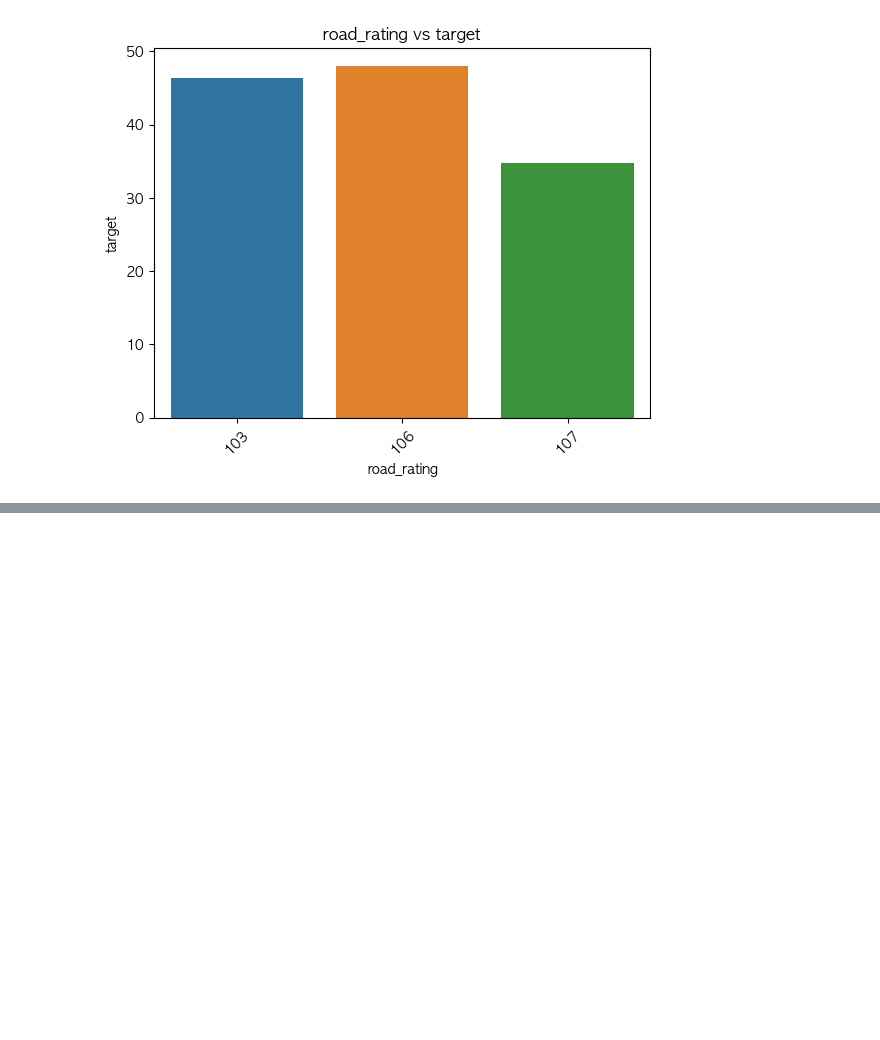
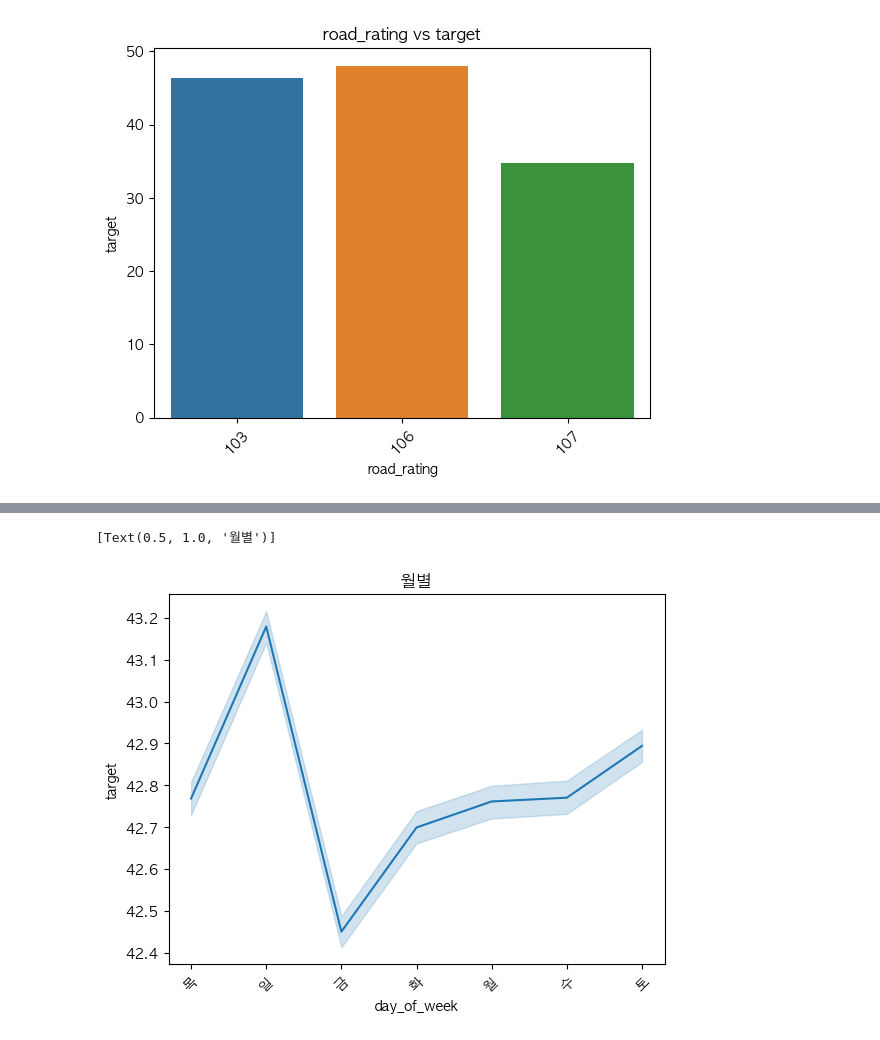
Before and after one commit to yyeseull/Side_Project, a Jupyter notebook: DACON/Jeju_traffic/jeju_traffic_eda.ipynb, the cells around one changed output, grey strips where cells are left out. Cells and saved outputs as stored; diff of their text form; code cells hidden in the pictures; blank space fills up the shorter version.

```diff
--- a/DACON/Jeju_traffic/jeju_traffic_eda.ipynb
+++ b/DACON/Jeju_traffic/jeju_traffic_eda.ipynb
@@ -232,0 +400,6 @@ sns.barplot(x='road_rating',y='target',data=df_rating_target).set(title='road_ra
+# %%
+plt.xticks(rotation=45)
+sns.lineplot(x='day_of_week',y='target',data=df_train_day).set(title='월별')
+# %% [output]
+[Text(0.5, 1.0, '월별')]
+[figure, added]
```
Also changed, not shown: parts of 21 cells of this notebook.
